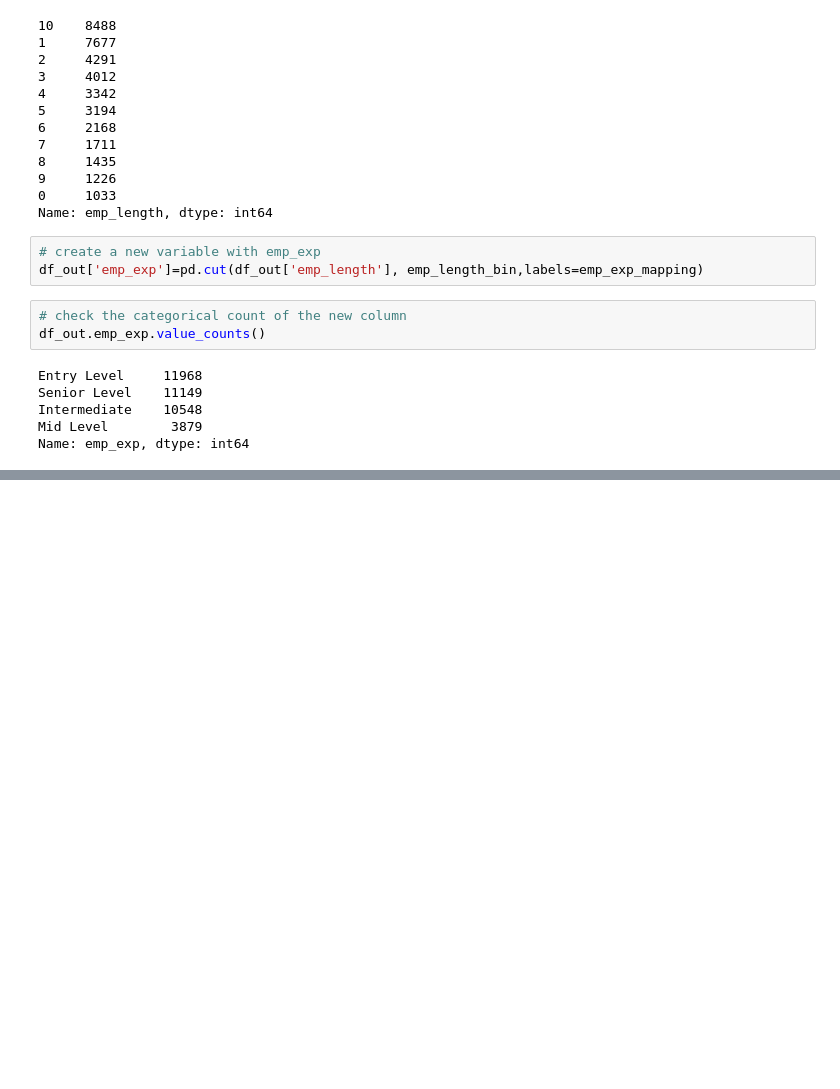
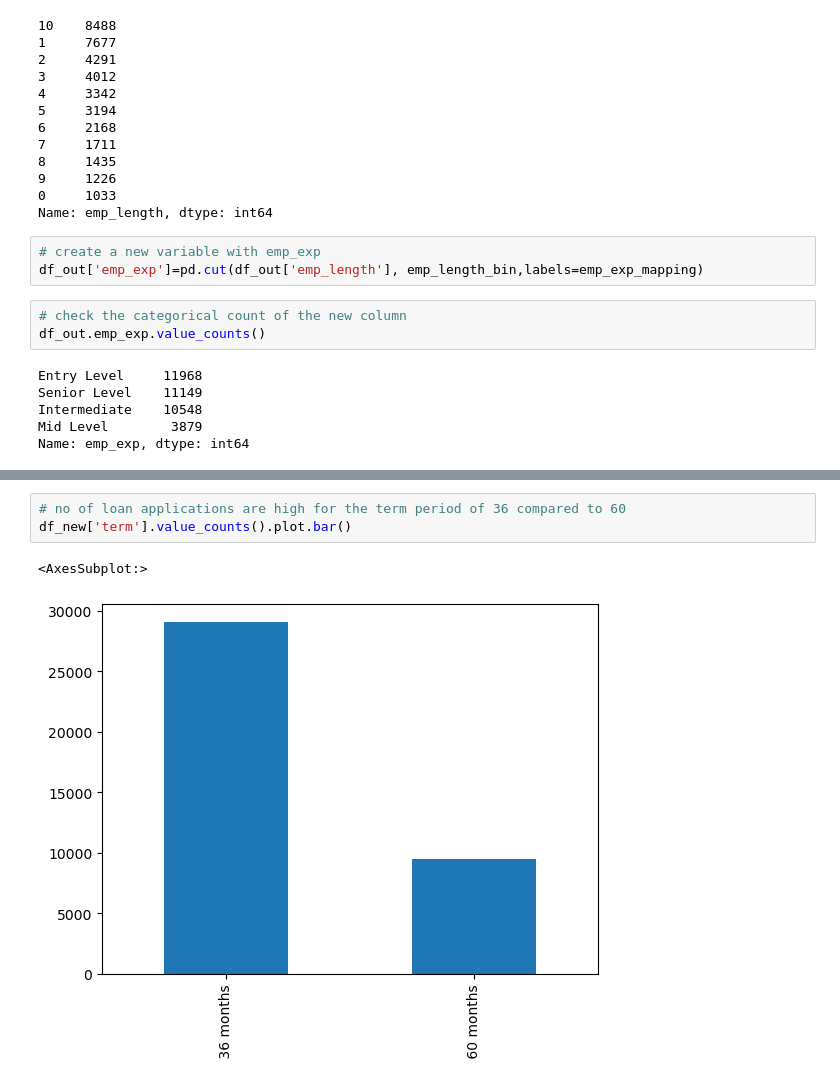
Before and after one commit to skkage/LendingClubCaseStudy, a Jupyter notebook: Lending-Club-Case-Study.ipynb, the cells around one changed output, grey strips where cells are left out. Cells and saved outputs as stored; diff of their text form; blank space fills up the shorter version.

```diff
--- a/Lending-Club-Case-Study.ipynb
+++ b/Lending-Club-Case-Study.ipynb
@@ -961,0 +1024,6 @@ Name: emp_exp, dtype: int64
+# %%
+# no of loan applications are high for the term period of 36 compared to 60
+df_new['term'].value_counts().plot.bar()
+# %% [output]
+<AxesSubplot:>
+[figure, added]
```
Also changed, not shown: parts of 18 cells of this notebook, 1 other file.
